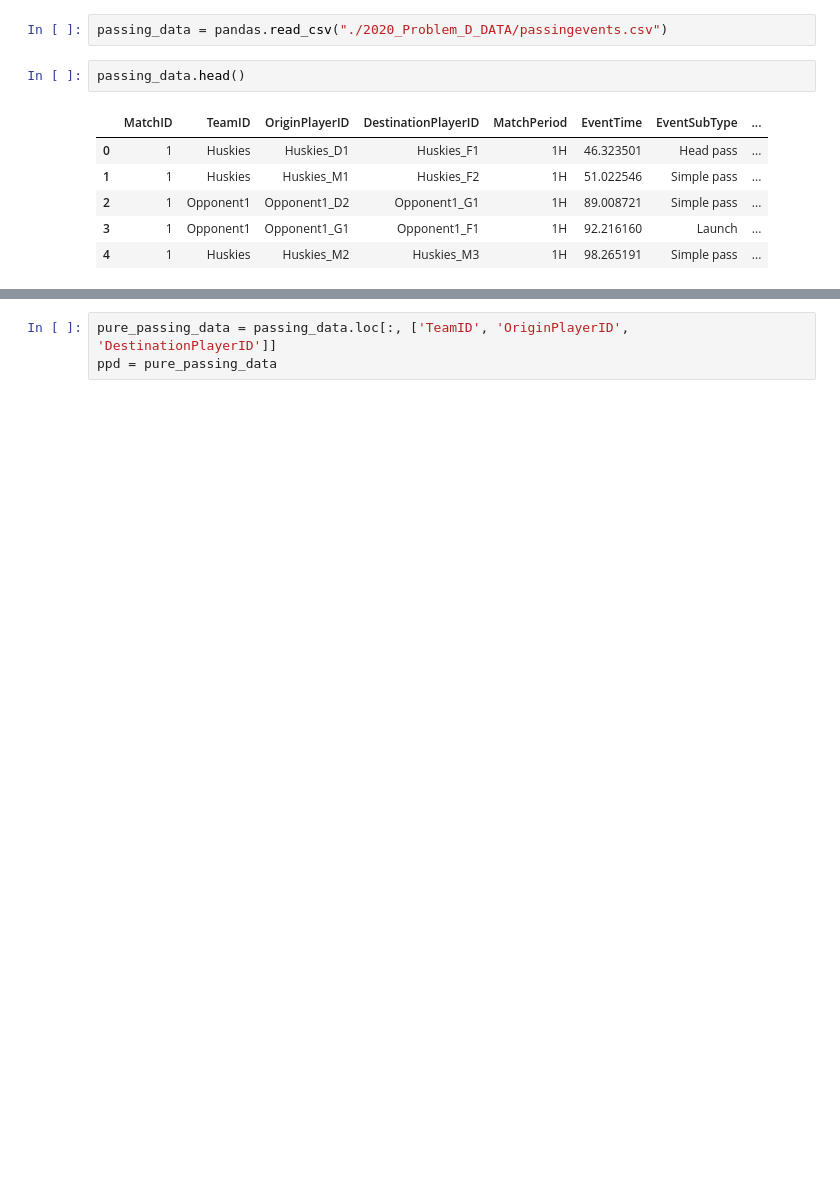
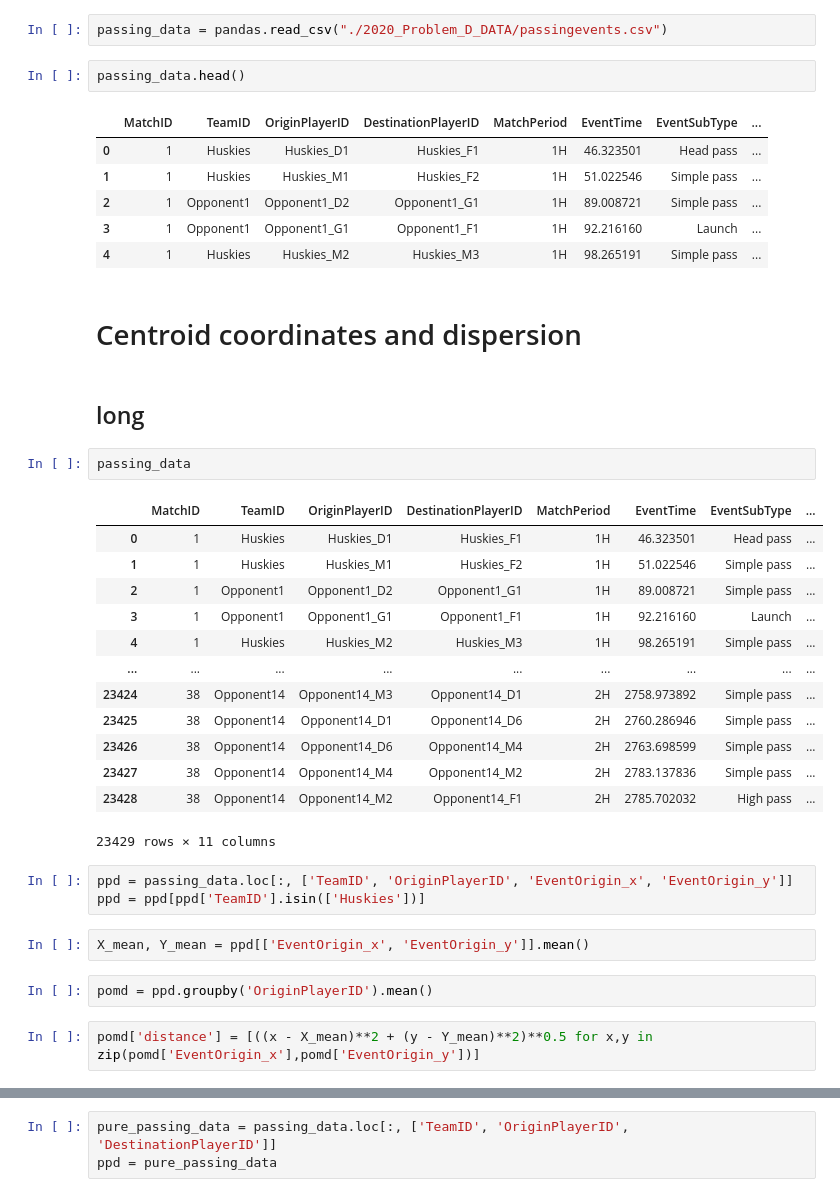
Before and after one commit to jansona/2020_MCM_ICM, a Jupyter notebook: task_1.ipynb, the cells around one changed output, grey strips where cells are left out. Saved outputs shown, nothing was run; the diff lists cells and outputs as text; blank space fills up the shorter version.

```diff
--- a/task_1.ipynb
+++ b/task_1.ipynb
@@ -12,3 +13,32 @@ passing_data.head()
 | 2 | 1 | Opponent1 | Opponent1_D2 | Opponent1_G1 | 1H | 89.008721 | Simple pass | ... |
 | 3 | 1 | Opponent1 | Opponent1_G1 | Opponent1_F1 | 1H | 92.216160 | Launch | ... |
 | 4 | 1 | Huskies | Huskies_M2 | Huskies_M3 | 1H | 98.265191 | Simple pass | ... |
+# %% [markdown]
+# Centroid coordinates and dispersion
+# %% [markdown]
+## long
+# %%
+passing_data
+# %% [output]
+|  | MatchID | TeamID | OriginPlayerID | DestinationPlayerID | MatchPeriod | EventTime | EventSubType | ... |
+| 0 | 1 | Huskies | Huskies_D1 | Huskies_F1 | 1H | 46.323501 | Head pass | ... |
+| 1 | 1 | Huskies | Huskies_M1 | Huskies_F2 | 1H | 51.022546 | Simple pass | ... |
+| 2 | 1 | Opponent1 | Opponent1_D2 | Opponent1_G1 | 1H | 89.008721 | Simple pass | ... |
+| 3 | 1 | Opponent1 | Opponent1_G1 | Opponent1_F1 | 1H | 92.216160 | Launch | ... |
+| 4 | 1 | Huskies | Huskies_M2 | Huskies_M3 | 1H | 98.265191 | Simple pass | ... |
+| ... | ... | ... | ... | ... | ... | ... | ... | ... |
+| 23424 | 38 | Opponent14 | Opponent14_M3 | Opponent14_D1 | 2H | 2758.973892 | Simple pass | ... |
+| 23425 | 38 | Opponent14 | Opponent14_D1 | Opponent14_D6 | 2H | 2760.286946 | Simple pass | ... |
+| 23426 | 38 | Opponent14 | Opponent14_D6 | Opponent14_M4 | 2H | 2763.698599 | Simple pass | ... |
+| 23427 | 38 | Opponent14 | Opponent14_M4 | Opponent14_M2 | 2H | 2783.137836 | Simple pass | ... |
+| 23428 | 38 | Opponent14 | Opponent14_M2 | Opponent14_F1 | 2H | 2785.702032 | High pass | ... |
+23429 rows × 11 columns
+# %%
+ppd = passing_data.loc[:, ['TeamID', 'OriginPlayerID', 'EventOrigin_x', 'EventOrigin_y']]
+ppd = ppd[ppd['TeamID'].isin(['Huskies'])]
+# %%
+X_mean, Y_mean = ppd[['EventOrigin_x', 'EventOrigin_y']].mean()
+# %%
+pomd = ppd.groupby('OriginPlayerID').mean()
+# %%
+pomd['distance'] = [((x - X_mean)**2 + (y - Y_mean)**2)**0.5 for x,y in zip(pomd['EventOrigin_x'],pomd['EventOrigin_y'])]
```
Also changed, not shown: parts of 39 cells of this notebook.
